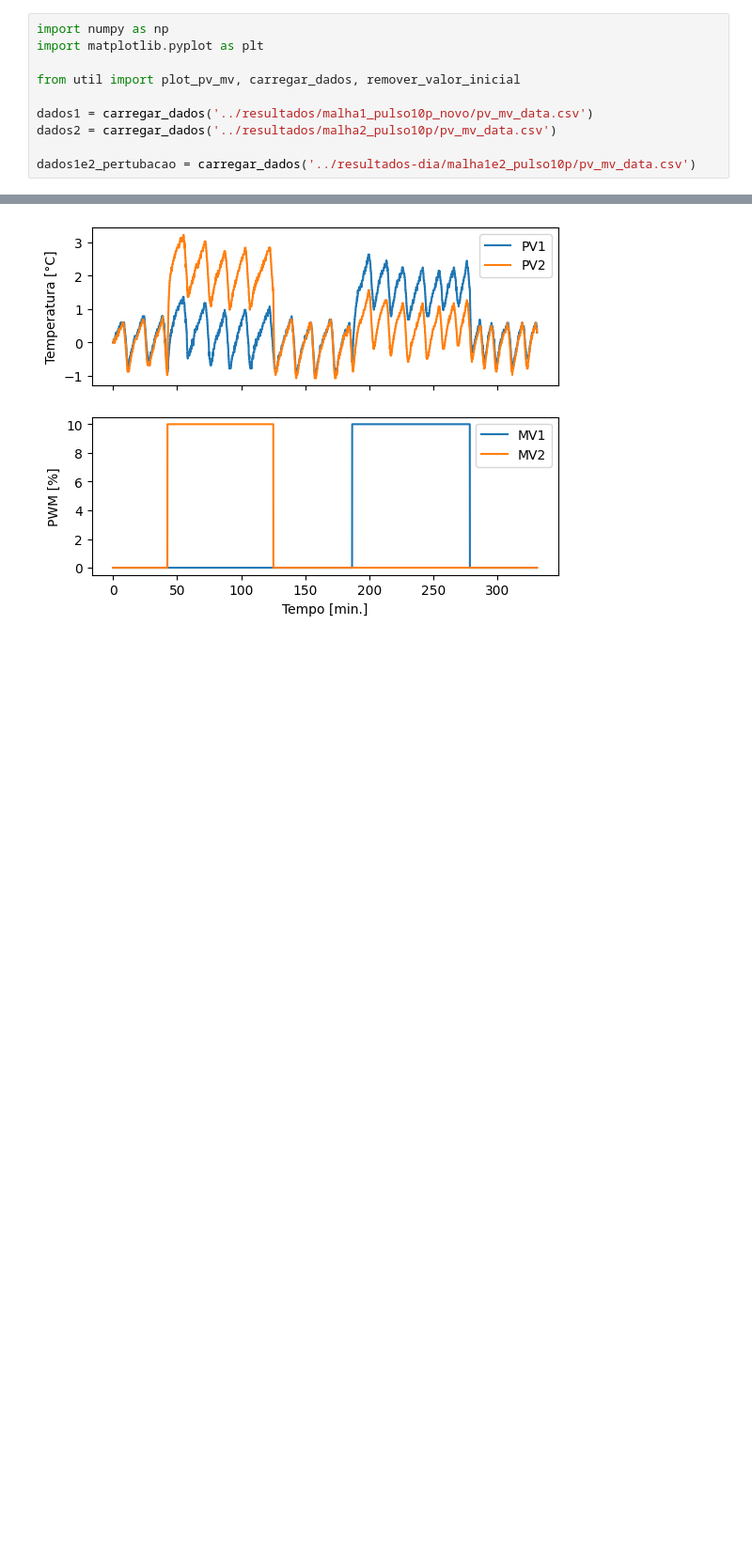
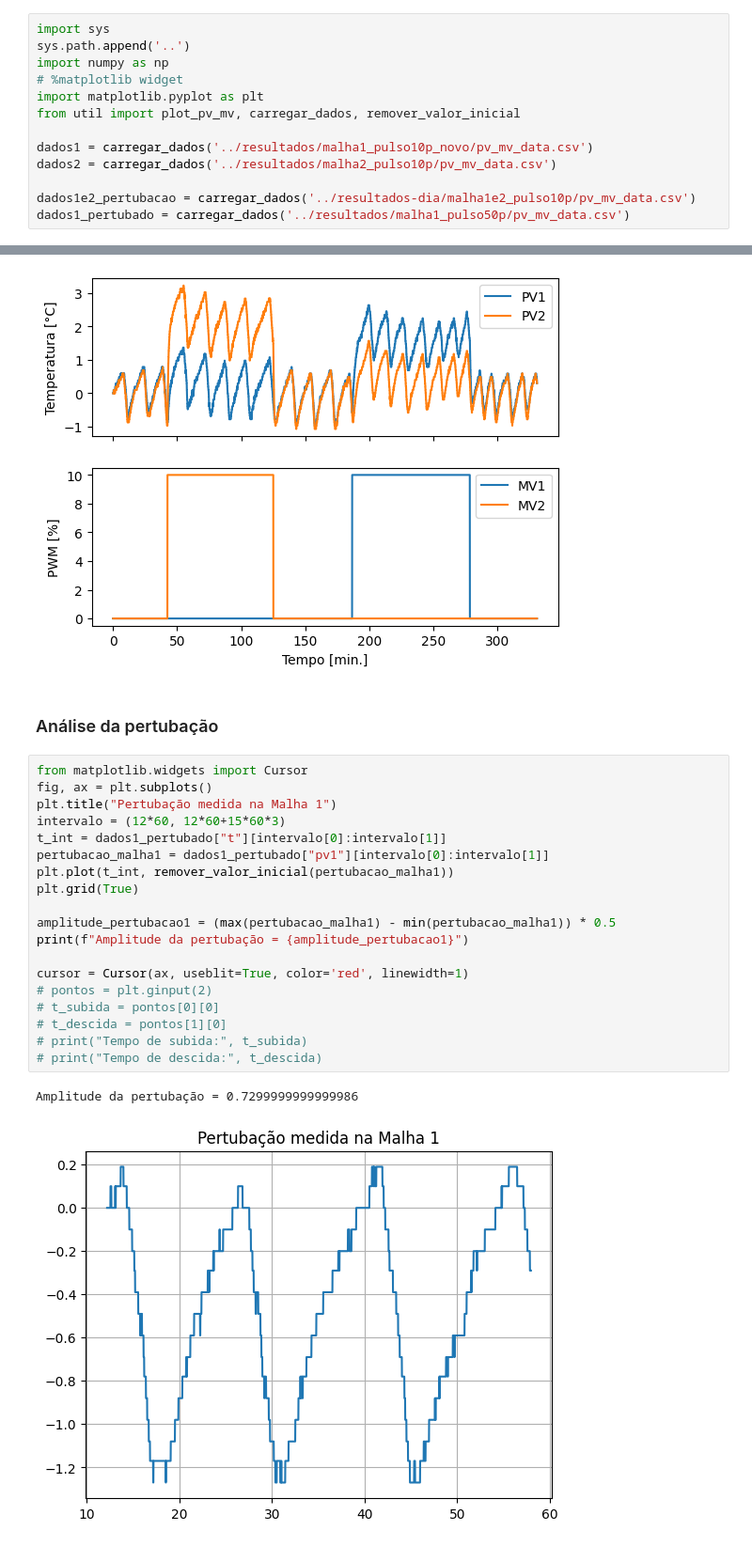
Before and after one commit to william-hazem/Model-Predictive-Control, a Jupyter notebook: identificacao/experimento.ipynb, the cells around one changed output, grey strips where cells are left out. Shown at 94% size. Cells and saved outputs as stored; diff of their text form; blank space fills up the shorter version.

Commit message:
Peltier - analise pertubação

```diff
--- a/identificacao/experimento.ipynb
+++ b/identificacao/experimento.ipynb
@@ -29,13 +28,16 @@ Para o caso com carga no sistema, o pulso retangular foi mantido por mais tempo
 # %%
+import sys
+sys.path.append('..')
 import numpy as np
+# %matplotlib widget
 import matplotlib.pyplot as plt
-
 from util import plot_pv_mv, carregar_dados, remover_valor_inicial
 
 dados1 = carregar_dados('../resultados/malha1_pulso10p_novo/pv_mv_data.csv')
 dados2 = carregar_dados('../resultados/malha2_pulso10p/pv_mv_data.csv')
 
 dados1e2_pertubacao = carregar_dados('../resultados-dia/malha1e2_pulso10p/pv_mv_data.csv')
+dados1_pertubado = carregar_dados('../resultados/malha1_pulso50p/pv_mv_data.csv')
 # %% [markdown]
 ## 2. Resultados do Experimento Sem Pertubação
 
@@ -58,3 +60,27 @@ plot_pv_mv(dados2, f=remover_valor_inicial);
 plot_pv_mv(dados1e2_pertubacao, f=remover_valor_inicial);
 # %% [output]
 [figure]
+# %% [markdown]
+### Análise da pertubação
+# %%
+from matplotlib.widgets import Cursor
+fig, ax = plt.subplots()
+plt.title("Pertubação medida na Malha 1")
+intervalo = (12*60, 12*60+15*60*3)
+t_int = dados1_pertubado["t"][intervalo[0]:intervalo[1]]
+pertubacao_malha1 = dados1_pertubado["pv1"][intervalo[0]:intervalo[1]]
+plt.plot(t_int, remover_valor_inicial(pertubacao_malha1))
+plt.grid(True)
+
+amplitude_pertubacao1 = (max(pertubacao_malha1) - min(pertubacao_malha1)) * 0.5
+print(f"Amplitude da pertubação = {amplitude_pertubacao1}")
+
+cursor = Cursor(ax, useblit=True, color='red', linewidth=1)
+# pontos = plt.ginput(2)
+# t_subida = pontos[0][0]
+# t_descida = pontos[1][0]
+# print("Tempo de subida:", t_subida)
+# print("Tempo de descida:", t_descida)
+# %% [output]
+Amplitude da pertubação = 0.7299999999999986
+[figure, added]
```
Also changed, not shown: parts of 9 cells of this notebook, 1 other file.
